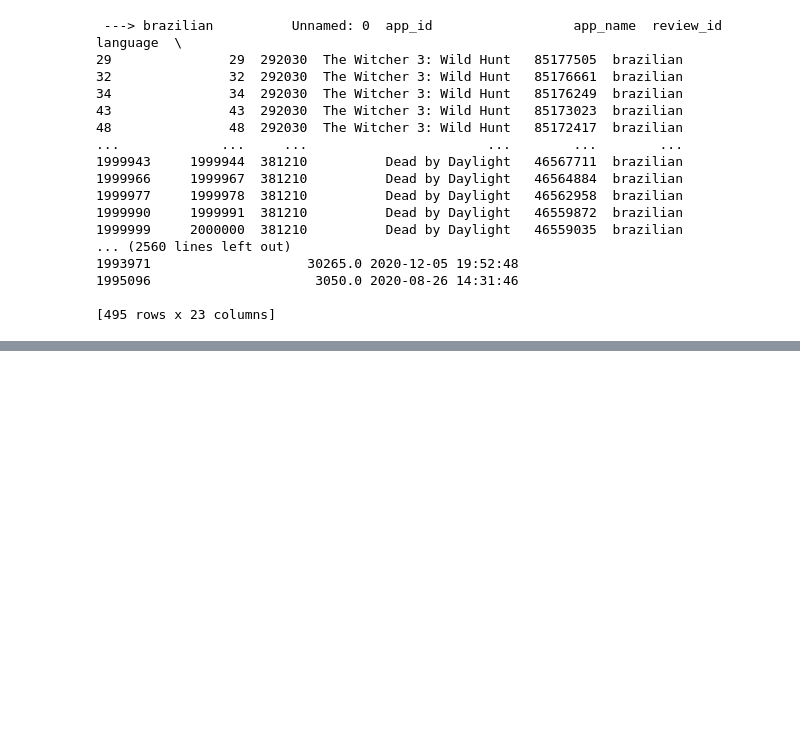
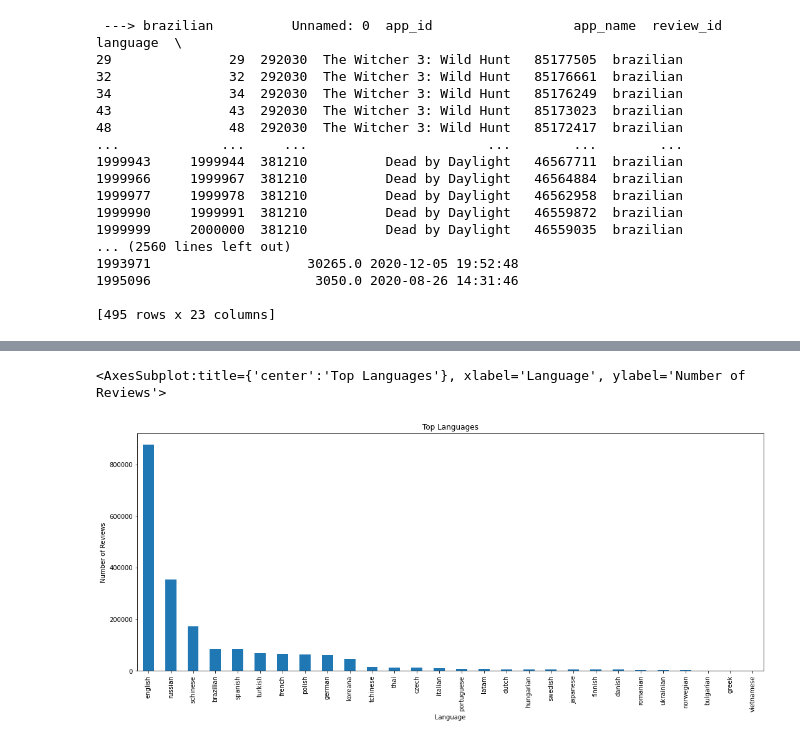
Before and after one commit to Parsa33033/ADM-LAB, a Jupyter notebook: lab3/ADM Lab 3 - Visualization.ipynb, the cells around one changed output, grey strips where cells are left out. Cells and saved outputs as stored; diff of their text form; code cells hidden in the pictures; blank space fills up the shorter version.

```diff
--- a/lab3/ADM Lab 3 - Visualization.ipynb
+++ b/lab3/ADM Lab 3 - Visualization.ipynb
@@ -194,0 +300,9 @@ for language, frame in dataset.groupby('language'):
+# %%
+dataset['language'].value_counts().plot.bar(\
+figsize = (18, 7),\
+title='Top Languages', \
+xlabel='Language',\
+ylabel='Number of Reviews')
+# %% [output]
+<AxesSubplot:title={'center':'Top Languages'}, xlabel='Language', ylabel='Number of Reviews'>
+[figure, added]
```
Also changed, not shown: parts of 15 cells of this notebook.
